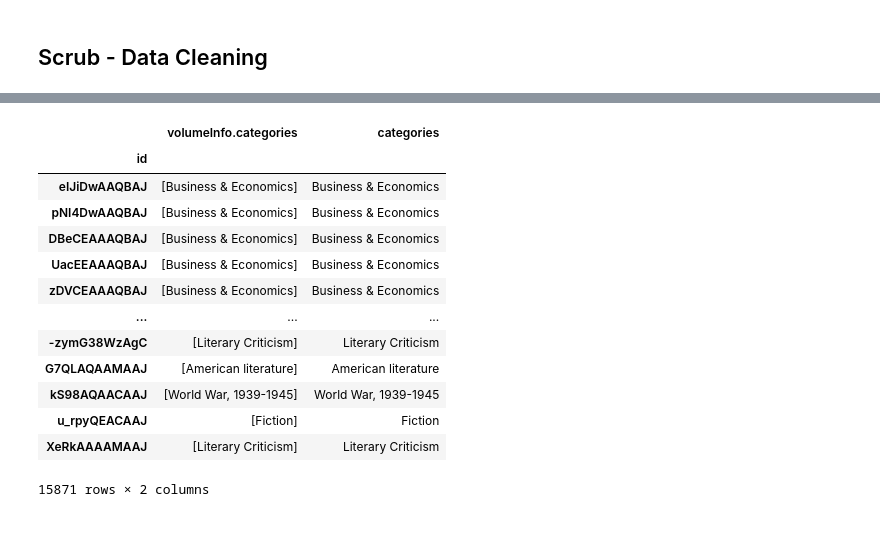
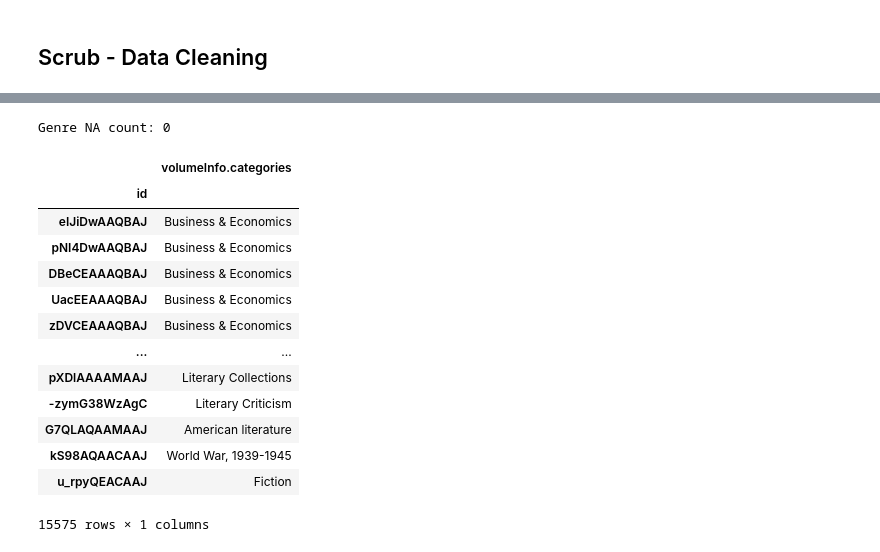
Before and after one commit to hilarylimyuxuan/Book-Recommendation-System, a Jupyter notebook: Book Recommendation System - Google Book.ipynb, the cells around one changed output, grey strips where cells are left out. Drawn from its saved outputs; the diff is of its cells as text; code cells hidden in the pictures.

```diff
--- a/Book Recommendation System - Google Book.ipynb
+++ b/Book Recommendation System - Google Book.ipynb
@@ -220,7 +426,10 @@ import warnings
 warnings.simplefilter(action='ignore', category=FutureWarning)
 
 # Convert author list to string
-author_df = book_df[['volumeInfo.authors']].copy()
-author_df['authors'] = author_df['volumeInfo.authors'].astype(str).str.replace('\[|\]|\'', '')
-display(author_df.head())
+book_df['volumeInfo.authors'].fillna("Missing", inplace = True)
+book_df['volumeInfo.authors'] = book_df['volumeInfo.authors'].astype(str).str.replace('\[|\]|\'', '')
+
+print("Authors NA count:", book_df['volumeInfo.authors'].isna().sum())
+
+display(book_df[['volumeInfo.authors']])
 # %% [output]
@@ -233,0 +478,17 @@ display(author_df.head())
+# %%
+# contains string, integer and date in volumeInfo.subtitle column
+sub_df = book_df[['volumeInfo.subtitle']].copy()
+
+# convert integer and date to na and fill na
+sub_df['subtitle_date'] = pd.to_datetime(sub_df['volumeInfo.subtitle'], errors='coerce')
+sub_df['subtitle'] = np.where((~sub_df['subtitle_date'].isna()) | (sub_df['volumeInfo.subtitle'].isna()), "Missing", sub_df['volumeInfo.subtitle'])
+
+# remove special characters except space from string
+sub_df['subtitle'] = sub_df['subtitle'].str.replace('[^\w\s]', '')
+
+# remove if only integer left
+sub_df['subtitle_final'] = np.where(sub_df['subtitle'].str.isdigit(), "Missing", sub_df['subtitle'])
+
+print("Subtitle NA count:", sub_df['subtitle_final'].isna().sum())
+
+display(sub_df[['subtitle_final']])
@@ -233,0 +511,7 @@ display(author_df.head())
+# %%
+# replace the subtitle column in book_df by using the cleaned one
+book_df['volumeInfo.subtitle'] = sub_df['subtitle_final']
+
+print("Subtitle NA count:", book_df['volumeInfo.subtitle'].isna().sum())
+
+display(book_df[['volumeInfo.subtitle']])
@@ -275,21 +610,25 @@ display(isbn_df)
 # %%
+# Fill na using forward fill
+book_df['volumeInfo.categories'].ffill(axis = 0, inplace = True)
+
 # Convert genre list to string
-genre_df = book_df[['volumeInfo.categories']].copy()
-genre_df = genre_df.dropna()
-genre_df['categories'] = [','.join(map(str, l)) for l in genre_df['volumeInfo.categories']]
-display(genre_df)
+book_df['volumeInfo.categories'] = [','.join(map(str, l)) for l in book_df['volumeInfo.categories']]
+
+print("Genre NA count:", book_df['volumeInfo.categories'].isna().sum())
+display(book_df[['volumeInfo.categories']])
 # %% [output]
+Genre NA count: 0
-|  | volumeInfo.categories | categories |
-| id |  |  |
-| eIJiDwAAQBAJ | [Business & Economics] | Business & Economics |
-| pNI4DwAAQBAJ | [Business & Economics] | Business & Economics |
-| DBeCEAAAQBAJ | [Business & Economics] | Business & Economics |
-| UacEEAAAQBAJ | [Business & Economics] | Business & Economics |
-| zDVCEAAAQBAJ | [Business & Economics] | Business & Economics |
-| ... | ... | ... |
-| -zymG38WzAgC | [Literary Criticism] | Literary Criticism |
-| G7QLAQAAMAAJ | [American literature] | American literature |
-| kS98AQAACAAJ | [World War, 1939-1945] | World War, 1939-1945 |
-| u_rpyQEACAAJ | [Fiction] | Fiction |
-| XeRkAAAAMAAJ | [Literary Criticism] | Literary Criticism |
+|  | volumeInfo.categories |
+| id |  |
+| eIJiDwAAQBAJ | Business & Economics |
+| pNI4DwAAQBAJ | Business & Economics |
+| DBeCEAAAQBAJ | Business & Economics |
+| UacEEAAAQBAJ | Business & Economics |
+| zDVCEAAAQBAJ | Business & Economics |
+| ... | ... |
+| pXDlAAAAMAAJ | Literary Collections |
+| -zymG38WzAgC | Literary Criticism |
+| G7QLAQAAMAAJ | American literature |
+| kS98AQAACAAJ | World War, 1939-1945 |
+| u_rpyQEACAAJ | Fiction |
-15871 rows × 2 columns
+15575 rows × 1 columns
```
Also changed, not shown: parts of 36 cells of this notebook.
